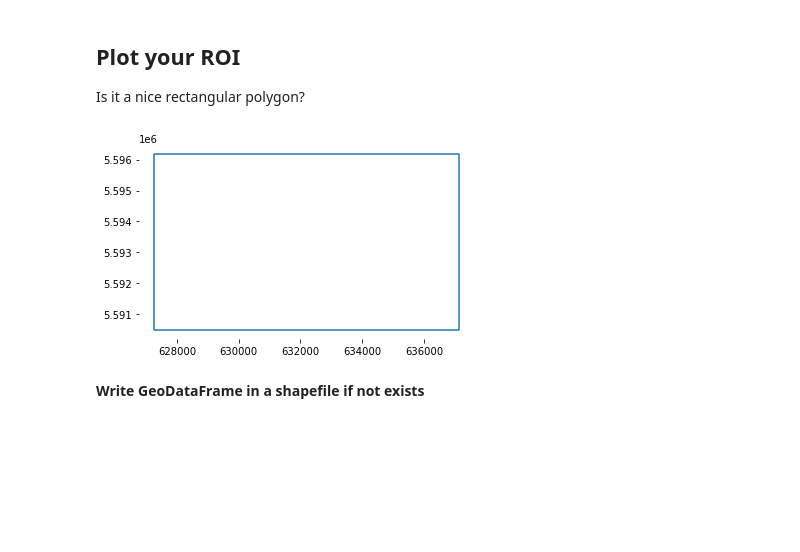
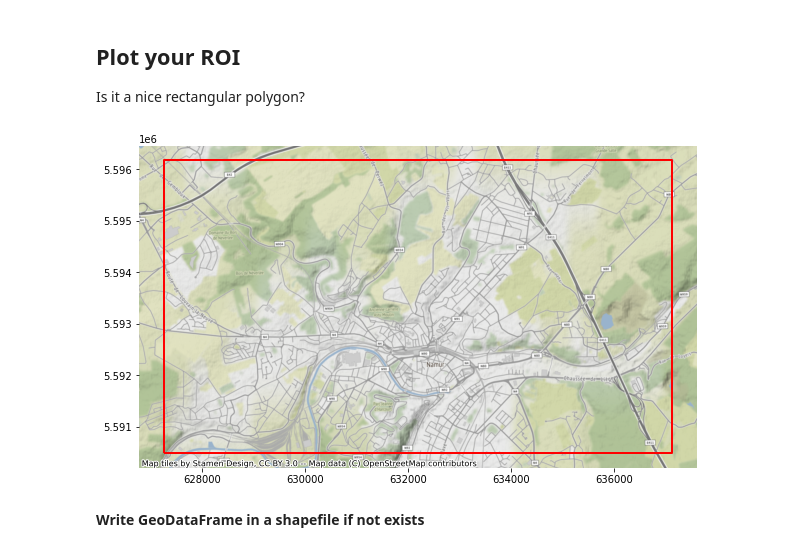
Before and after one commit to nicolasdeffense/eo-toolbox-rtd, a Jupyter notebook: docs/source/roi/region_of_interest.ipynb, the cells around one changed output. Drawn from its saved outputs; the diff is of its cells as text; code cells hidden in the pictures; blank space fills up the shorter version.

```diff
--- a/docs/source/roi/region_of_interest.ipynb
+++ b/docs/source/roi/region_of_interest.ipynb
@@ -148,13 +149,18 @@ display(gdf)
 
 Is it a nice rectangular polygon?
 # %%
-fig, ax = plt.subplots(1, 1)
+fig, ax = plt.subplots(1, 1, figsize=(10,10))
 
-gdf.boundary.plot(ax=ax)
+gdf.boundary.plot(ax=ax,
+                  color='red',
+                  linewidth=2)
+
+cx.add_basemap(ax, crs=gdf.crs.to_string())
+
 
 plt.box(False)
 # %% [output]
-[figure, old version]
+[figure, new version]
 # %% [markdown]
 **Write GeoDataFrame in a shapefile if not exists**
 # %%
```
Also changed, not shown: parts of 2 cells of this notebook, 2 other files.
